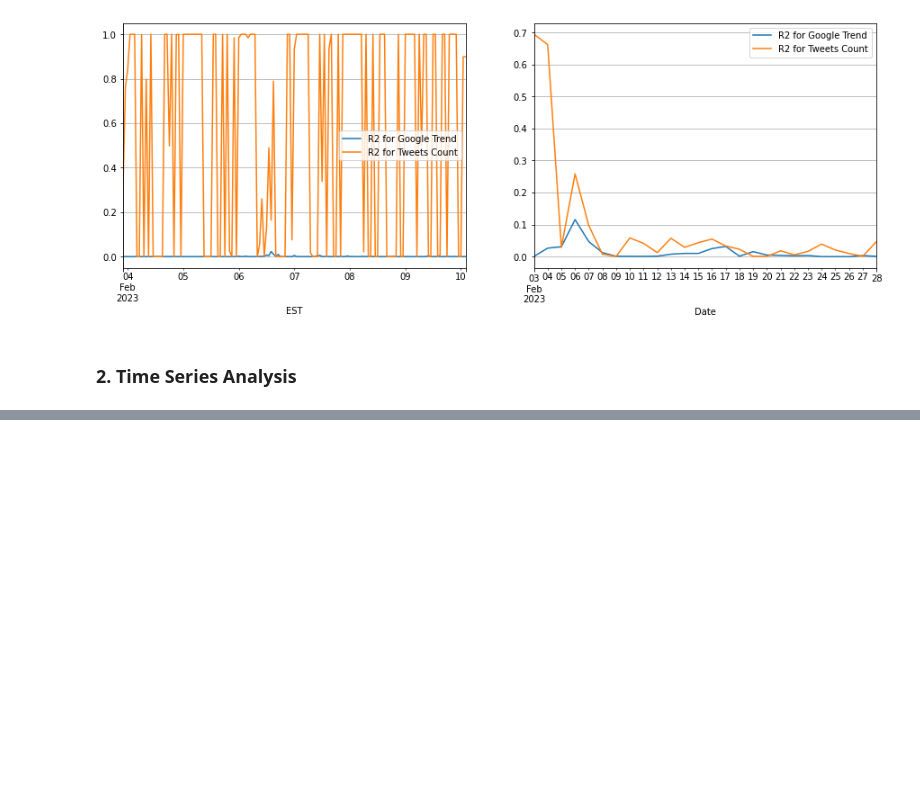
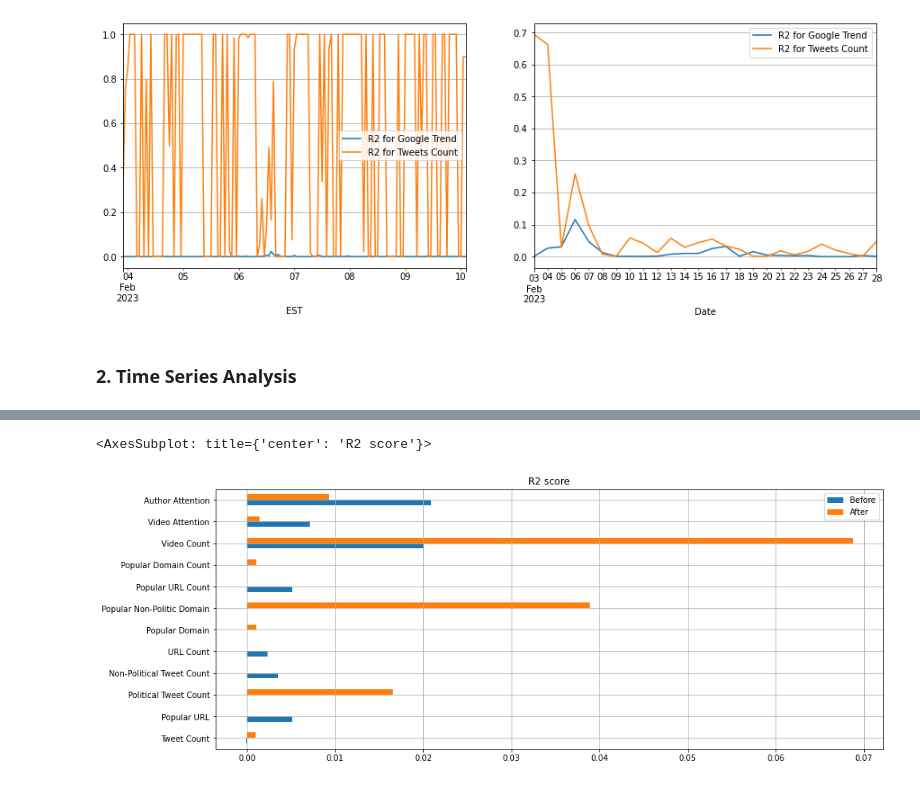
Before and after one commit to allmemes/study-of-media-and-diaster, a Jupyter notebook: code/Analysis.ipynb, the cells around one changed output, grey strips where cells are left out. Drawn from its saved outputs; the diff is of its cells as text; code cells hidden in the pictures; blank space fills up the shorter version.

```diff
--- a/code/Analysis.ipynb
+++ b/code/Analysis.ipynb
@@ -13,10 +15,11 @@ from sklearn.metrics import r2_score
 df_shp = gpd.read_file("../data/geoshape/cb_2018_us_cbsa_20m/cb_2018_us_cbsa_20m.shp")
 df_tweet_geo = pd.read_pickle("../data/twitter/TweetsGeoCount.pkl", compression="gzip")
 df_sim_geo = pd.read_pickle("../simulation/SimulationGeo.pkl", compression="gzip")
-df_hourly_geo = pd.read_pickle("../data/google_trend/HourlyGeo.pkl", compression="gzip")
-df_daily_geo = pd.read_pickle("../data/google_trend/DailyGeo.pkl", compression="gzip")
+df_hourly_geo = pd.read_pickle("../data/google_trend/DerailmentHourlyGeo.pkl", compression="gzip")
+df_daily_geo = pd.read_pickle("../data/google_trend/DerailmentDailyGeo.pkl", compression="gzip")
 df_search_us = pd.read_csv("../data/google_trend/DerailmentUS.csv", index_col="Date")
 df_search_us.index = df_search_us.index.astype(str)
+df_search_us /= 100
 # %%
 def plot(gdf: gpd.GeoDataFrame, axes, columns, xlim=(-125, -65), ylim=(25, 50)):
     for col, ax in zip(columns, axes.flatten()):
@@ -113,0 +127,19 @@ df_tiktok.index = pd.DatetimeIndex(df_tiktok.index)
+# %%
+df_features = pd.concat([df_tweets, df_tiktok], axis=1).fillna(0)
+y_before = df_search_us["Search"][:"20230211"]
+X_before = df_features[:"20230211"]
+y_after = df_search_us["Search"]["20230212":]
+X_after = df_features["20230212":]
+
+df_r2 = pd.DataFrame(columns=["Before", "After"], index=X_before.columns)
+for i, (y, X) in enumerate([(y_before, X_before), (y_after, X_after)]):
+    total_r2 = Ridge(alpha=1e-3).fit(X, y).score(X, y)
+    feature_r2 = list()
+    for feature_name in X.columns:
+        features = X.drop(feature_name, axis=1)
+        feature_r2.append(total_r2 - Ridge(alpha=1e-3).fit(features, y).score(features, y))
+    df_r2["Before" if i==0 else "After"] = feature_r2
+df_r2.plot(kind="barh", figsize=(15, 6), grid=True, title="R2 score")
+# %% [output]
+<AxesSubplot: title={'center': 'R2 score'}>
+[figure, added]
```
Also changed, not shown: parts of 11 cells of this notebook, 18 other files.
